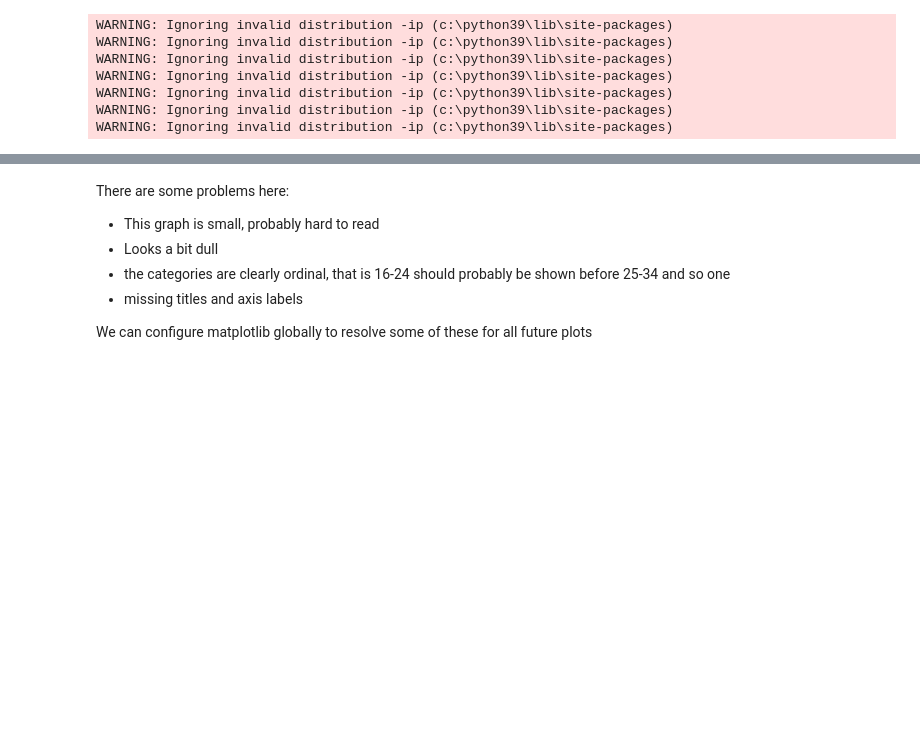
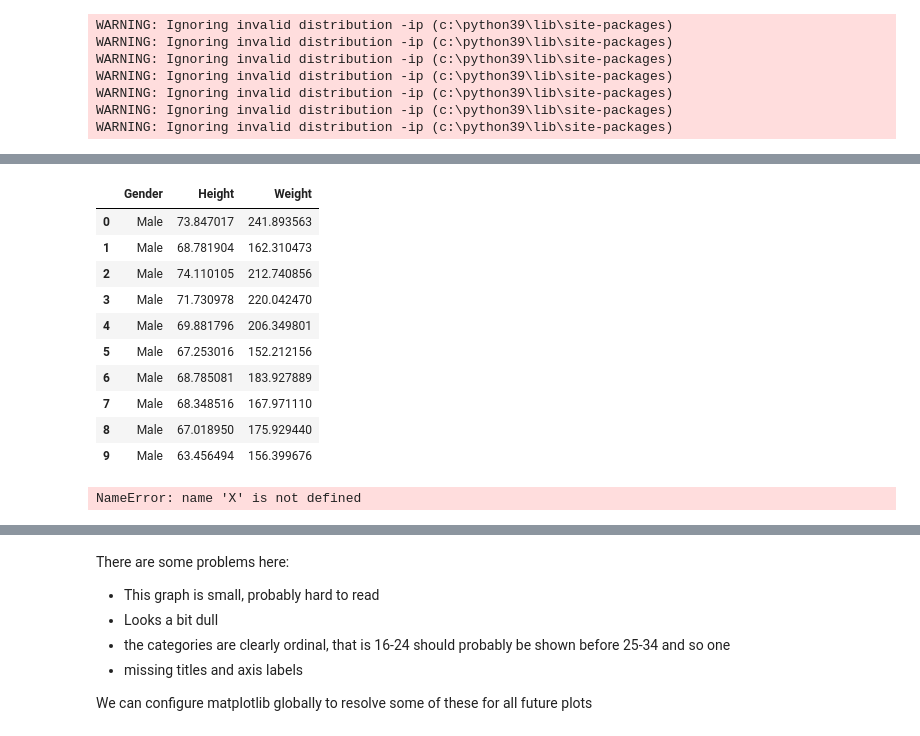
Before and after one commit to UKDataServiceOpen/Synthetic-Data, a Jupyter notebook: code-demo/CodeDemo-Basics.ipynb, the cells around one changed output, grey strips where cells are left out. Cells and saved outputs as stored; diff of their text form; code cells hidden in the pictures; blank space fills up the shorter version.

```diff
--- a/code-demo/CodeDemo-Basics.ipynb
+++ b/code-demo/CodeDemo-Basics.ipynb
@@ -133,0 +103,22 @@ We have quite a lot of data that falls outside that scope, and I think it's wort
+# %%
+df.head(10)                                  # calling "data_variable.head(X)" prints the first X rows in the data_variable
+# %% [output]
+|  | Gender | Height | Weight |
+| 0 | Male | 73.847017 | 241.893563 |
+| 1 | Male | 68.781904 | 162.310473 |
+| 2 | Male | 74.110105 | 212.740856 |
+| 3 | Male | 71.730978 | 220.042470 |
+| 4 | Male | 69.881796 | 206.349801 |
+| 5 | Male | 67.253016 | 152.212156 |
+| 6 | Male | 68.785081 | 183.927889 |
+| 7 | Male | 68.348516 | 167.971110 |
+| 8 | Male | 67.018950 | 175.929440 |
+| 9 | Male | 63.456494 | 156.399676 |
+# %%
+df.head(X)                                  # Try changing the value of X.
+df.tail(X)                                  # What do you think 'tail' will do? Try it out!
+
+
+# NOTE! This cell will produce an error if you try to run it as it is now. What do you need to do to make it run correctly?
+# %% [output]
+NameError: name 'X' is not defined
```
Also changed, not shown: parts of 41 cells of this notebook.
